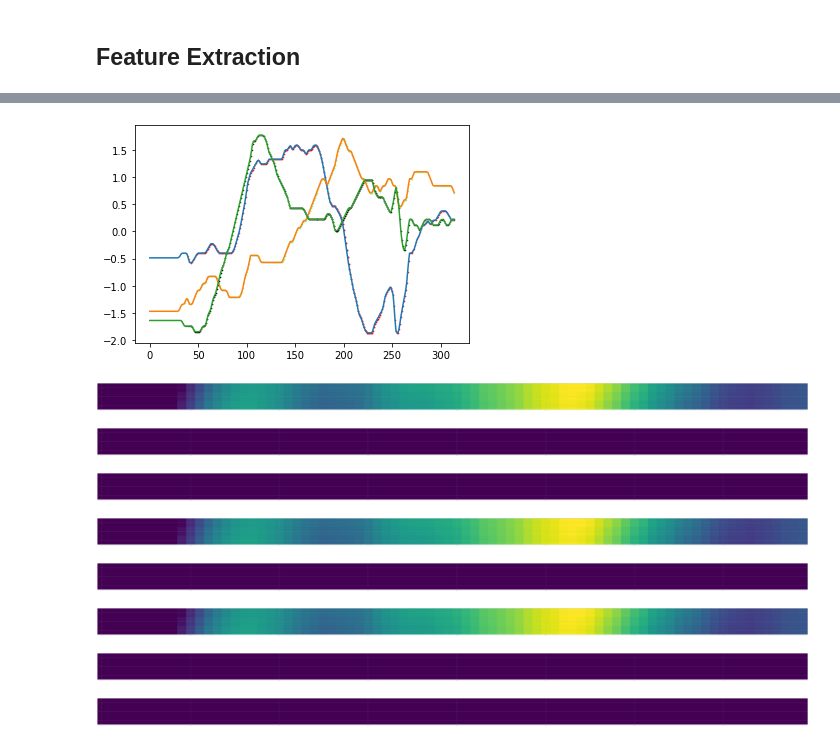
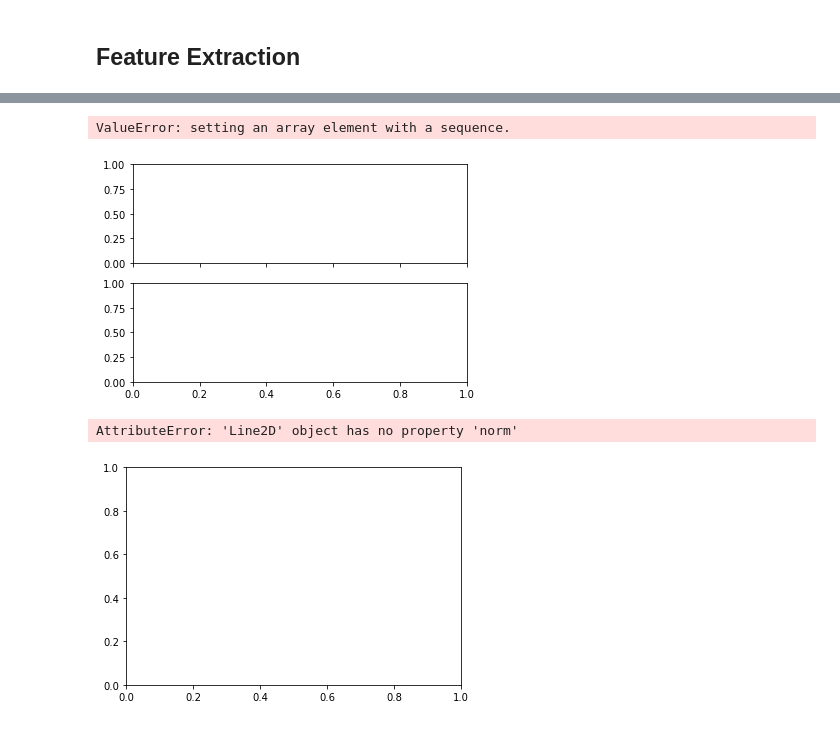
Before and after one commit to duyanhpham-brs/XAI-Multivariate-Time-Series, a Jupyter notebook: XAI_models_evaluation.ipynb, the cells around one changed output, grey strips where cells are left out. Drawn from its saved outputs; the diff is of its cells as text; code cells hidden in the pictures.

```diff
--- a/XAI_models_evaluation.ipynb
+++ b/XAI_models_evaluation.ipynb
@@ -203,21 +240,44 @@ mask = feature_maps.show(X_test[0], None)
+# %%
+import numpy as np
+import matplotlib.pyplot as plt
+from matplotlib.collections import LineCollection
+from matplotlib.colors import ListedColormap, BoundaryNorm
+
+x = np.arange(0, X_test[0].shape[-1], 1)
+# Create a set of line segments so that we can color them individually
+# This creates the points as a N x 1 x 2 array so that we can stack points
+# together easily to get the segments. The segments array for line collection
+# needs to be (numlines) x (points per line) x 2 (for x and y)
+points1 = np.array([x, X_test[0,0]]).T.reshape(-1, 1, 2)
+points2 = np.array([x, X_test[0,1]]).T.reshape(-1, 1, 2)
+points3 = np.array([x, X_test[0,2]]).T.reshape(-1, 1, 2)
+segments = np.concatenate([points1, points2, points3], axis=1)
+
+fig, axs = plt.subplots(2, 1, sharex=True, sharey=True)
+
+# Create a continuous norm to map from data points to colors
+norm = plt.Normalize(mask.min(), mask.max())
+lc = LineCollection(segments, cmap='viridis', norm=norm)
+# Set the values used for colormapping
+lc.set_array(mask)
+lc.set_linewidth(2)
+line = axs[0].add_collection(lc)
+fig.colorbar(X_test[0].T, ax=axs[0])
+
+plt.show()
+# %% [output]
+ValueError: setting an array element with a sequence.
+[figure, added]
 # %%
-map_activation_to_input(X_test[0], mask, 1e3)
+map_activation_to_input(X_test[0], mask)
 # %% [output]
+AttributeError: 'Line2D' object has no property 'norm'
-[figure, old version]
+[figure, new version]
 # %%
 feature_maps = CAMFeatureMaps(GradCAMPlusPlus)
-feature_maps.load(model, 'relu_3')
+feature_maps.load(model,model.cnn_layers1_b1, 'relu_12')
 mask1 = {}
 for i in range(len(np.unique(y_test))):
     mask1[i] = feature_maps.show(X_test[0], i)
-# %% [output]
-[figure, removed]
-[figure, removed]
-[figure, removed]
-[figure, removed]
-[figure, removed]
-[figure, removed]
-[figure, removed]
-[figure, removed]
 # %%
 mask1 = feature_maps.show(X_test[0], None)
```
Also changed, not shown: parts of 10 cells of this notebook, 5 other files.
